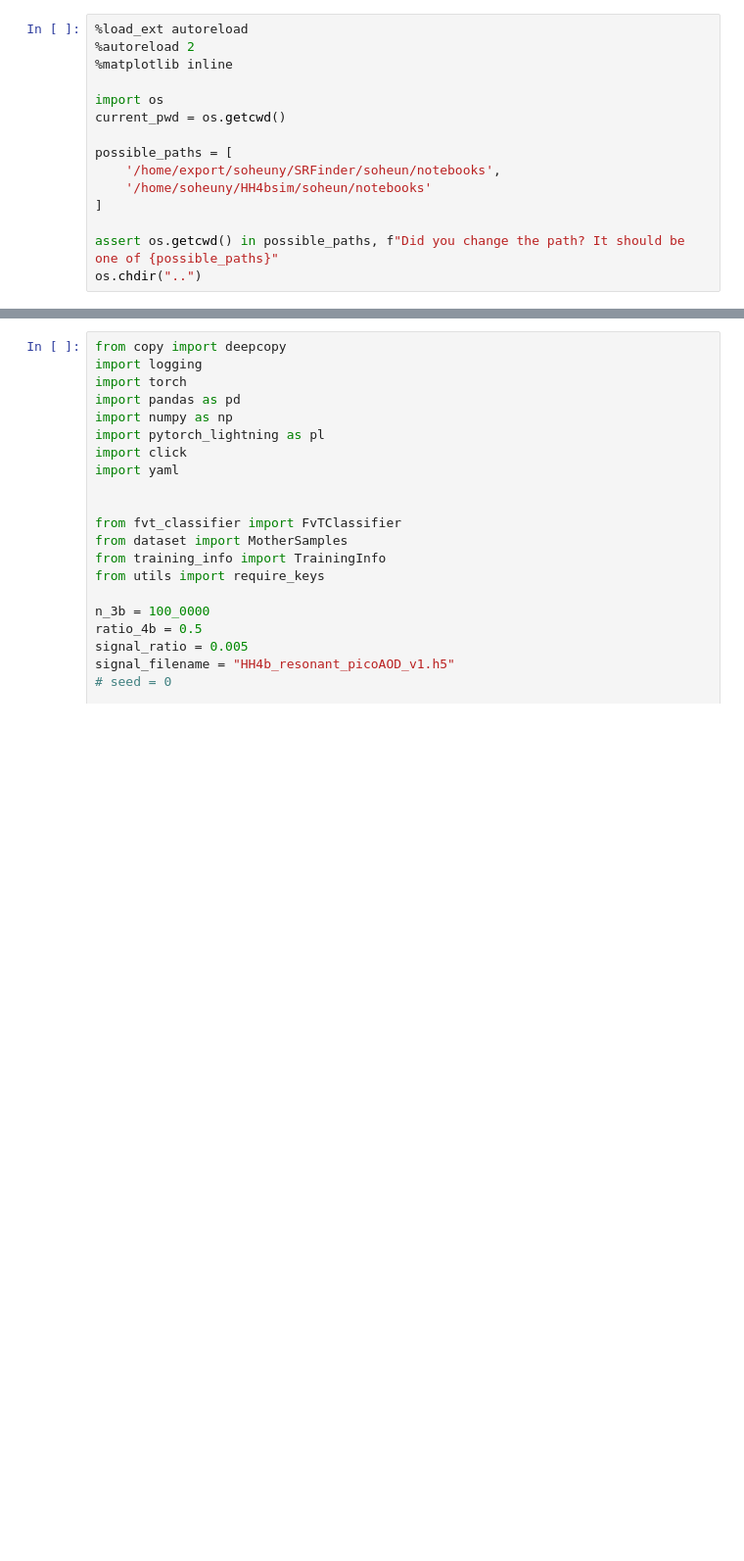
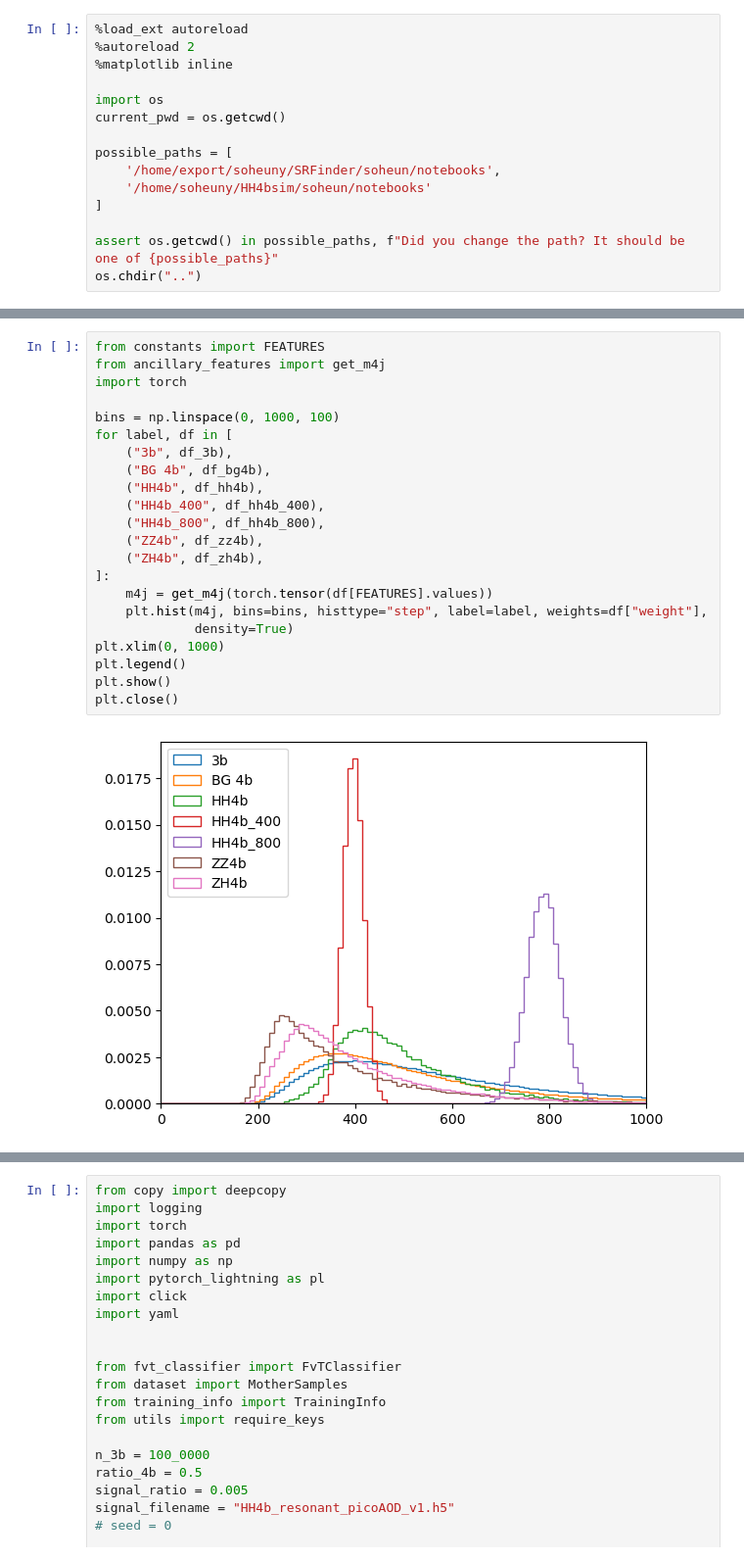
Before and after one commit to soheunyi/SRFinder, a Jupyter notebook: soheun/notebooks/eda.ipynb, the cells around one changed output, grey strips where cells are left out. Shown at 98% size. Cells and saved outputs as stored; diff of their text form; blank space fills up the shorter version.

```diff
--- a/soheun/notebooks/eda.ipynb
+++ b/soheun/notebooks/eda.ipynb
@@ -16 +182,25 @@ os.chdir("..")
+# %%
+from constants import FEATURES
+from ancillary_features import get_m4j
+import torch
+
+bins = np.linspace(0, 1000, 100)
+for label, df in [
+    ("3b", df_3b),
+    ("BG 4b", df_bg4b),
+    ("HH4b", df_hh4b),
+    ("HH4b_400", df_hh4b_400),
+    ("HH4b_800", df_hh4b_800),
+    ("ZZ4b", df_zz4b),
+    ("ZH4b", df_zh4b),
+]:
+    m4j = get_m4j(torch.tensor(df[FEATURES].values))
+    plt.hist(m4j, bins=bins, histtype="step", label=label, weights=df["weight"],
+             density=True)
+plt.xlim(0, 1000)
+plt.legend()
+plt.show()
+plt.close()
+# %% [output]
+[figure, added]
 # %%
```
Also changed, not shown: parts of 8 cells of this notebook, 58 other files.
